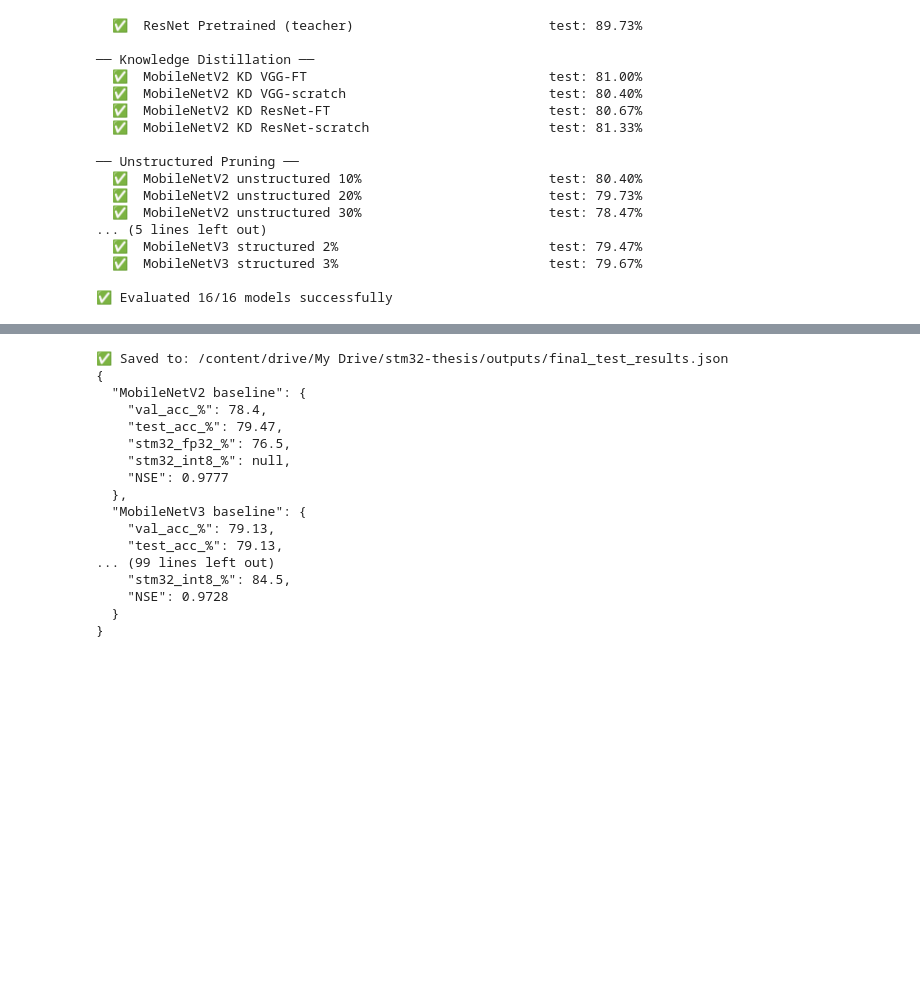
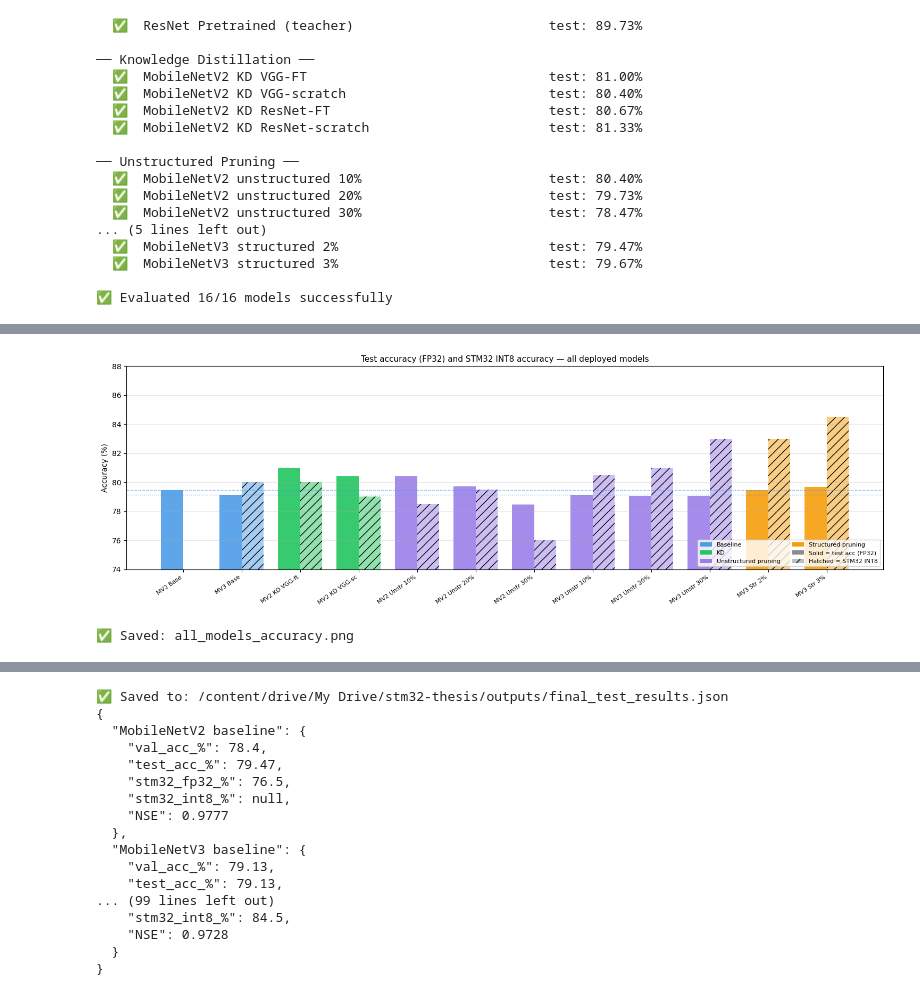
Before and after one commit to raki-rankawat/thesis-v1, a Jupyter notebook: Final_Results.ipynb, the cells around one changed output, grey strips where cells are left out. Drawn from its saved outputs; the diff is of its cells as text; code cells hidden in the pictures; blank space fills up the shorter version.

```diff
--- a/Final_Results.ipynb
+++ b/Final_Results.ipynb
@@ -485,0 +569,70 @@ print(f"✅ Chart saved → {plot_path}")
+# %%
+# ── Figure C: All-models accuracy bar chart ──────────────────────────
+plot_cfg = [
+    ("MobileNetV2 baseline",        "MV2 Base",      "baseline"),
+    ("MobileNetV3 baseline",        "MV3 Base",      "baseline"),
+    ("MobileNetV2 KD VGG-FT",      "MV2 KD VGG-ft", "kd"),
+    ("MobileNetV2 KD VGG-scratch", "MV2 KD VGG-sc", "kd"),
+    ("MobileNetV2 unstructured 10%","MV2 Unstr 10%", "pruning"),
+    ("MobileNetV2 unstructured 20%","MV2 Unstr 20%", "pruning"),
+    ("MobileNetV2 unstructured 30%","MV2 Unstr 30%", "pruning"),
+    ("MobileNetV3 unstructured 10%","MV3 Unstr 10%", "pruning"),
+    ("MobileNetV3 unstructured 20%","MV3 Unstr 20%", "pruning"),
+    ("MobileNetV3 unstructured 30%","MV3 Unstr 30%", "pruning"),
+    ("MobileNetV3 structured 2%",  "MV3 Str 2%",    "structured"),
+    ("MobileNetV3 structured 3%",  "MV3 Str 3%",    "structured"),
+]
+cat_col = {"baseline": "#4c9be8", "kd": "#22c55e",
+           "pruning": "#9b7fe8",  "structured": "#f59e0b"}
+
+labels_plot, test_list, stm32_list, cols_list = [], [], [], []
+for full_name, short, cat in plot_cfg:
+    r = results.get(full_name, {})
+    if not r.get("acc"):
+        continue
+    s32 = stm32.get(results[full_name]["stm32_key"], {}) if results[full_name]["stm32_key"] else {}
+    labels_plot.append(short)
+    test_list.append(r["acc"] * 100)
+    stm32_list.append(s32.get("stm32_int8") or 0)
+    cols_list.append(cat_col[cat])
+
+x = np.arange(len(labels_plot))
+w = 0.38
+
+fig, ax = plt.subplots(figsize=(15, 5))
+b1 = ax.bar(x - w/2, test_list,  w, color=cols_list, alpha=0.90,
+            label="Test acc — FP32 (1,500 samples)")
+b2 = ax.bar(x + w/2, stm32_list, w, color=cols_list, alpha=0.50,
+            hatch="//", label="STM32 INT8 acc (200 samples)")
+
+# Baseline reference lines
+ax.axhline(79.47, color="#4c9be8", linestyle="--",
+           linewidth=1, alpha=0.6, label="MV2 baseline test (79.47%)")
+ax.axhline(79.13, color="#4c9be8", linestyle=":",
+           linewidth=1, alpha=0.6, label="MV3 baseline test (79.13%)")
+
+ax.set_ylabel("Accuracy (%)")
+ax.set_title("Test accuracy (FP32) and STM32 INT8 accuracy — all deployed models",
+             fontsize=11)
+ax.set_xticks(x)
+ax.set_xticklabels(labels_plot, rotation=35, ha="right", fontsize=8)
+ax.set_ylim(74, 88)
+ax.grid(True, axis="y", alpha=0.3)
+
+# Legend: technique colours + bar types
+legend_els = [
+    mpatches.Patch(facecolor=cat_col["baseline"], label="Baseline"),
+    mpatches.Patch(facecolor=cat_col["kd"],       label="KD"),
+    mpatches.Patch(facecolor=cat_col["pruning"],  label="Unstructured pruning"),
+    mpatches.Patch(facecolor=cat_col["structured"],label="Structured pruning"),
+    mpatches.Patch(facecolor="gray", alpha=0.9,   label="Solid = test acc (FP32)"),
+    mpatches.Patch(facecolor="gray", alpha=0.5, hatch="//", label="Hatched = STM32 INT8"),
+]
+ax.legend(handles=legend_els, fontsize=8, loc="lower right", ncol=2)
+plt.tight_layout()
+plt.savefig(FIG_DIR / "all_models_accuracy.png", dpi=150, bbox_inches="tight")
+plt.show()
+print("✅ Saved: all_models_accuracy.png")
+# %% [output]
+[figure, added]
+✅ Saved: all_models_accuracy.png
```
Also changed, not shown: parts of 15 cells of this notebook.
